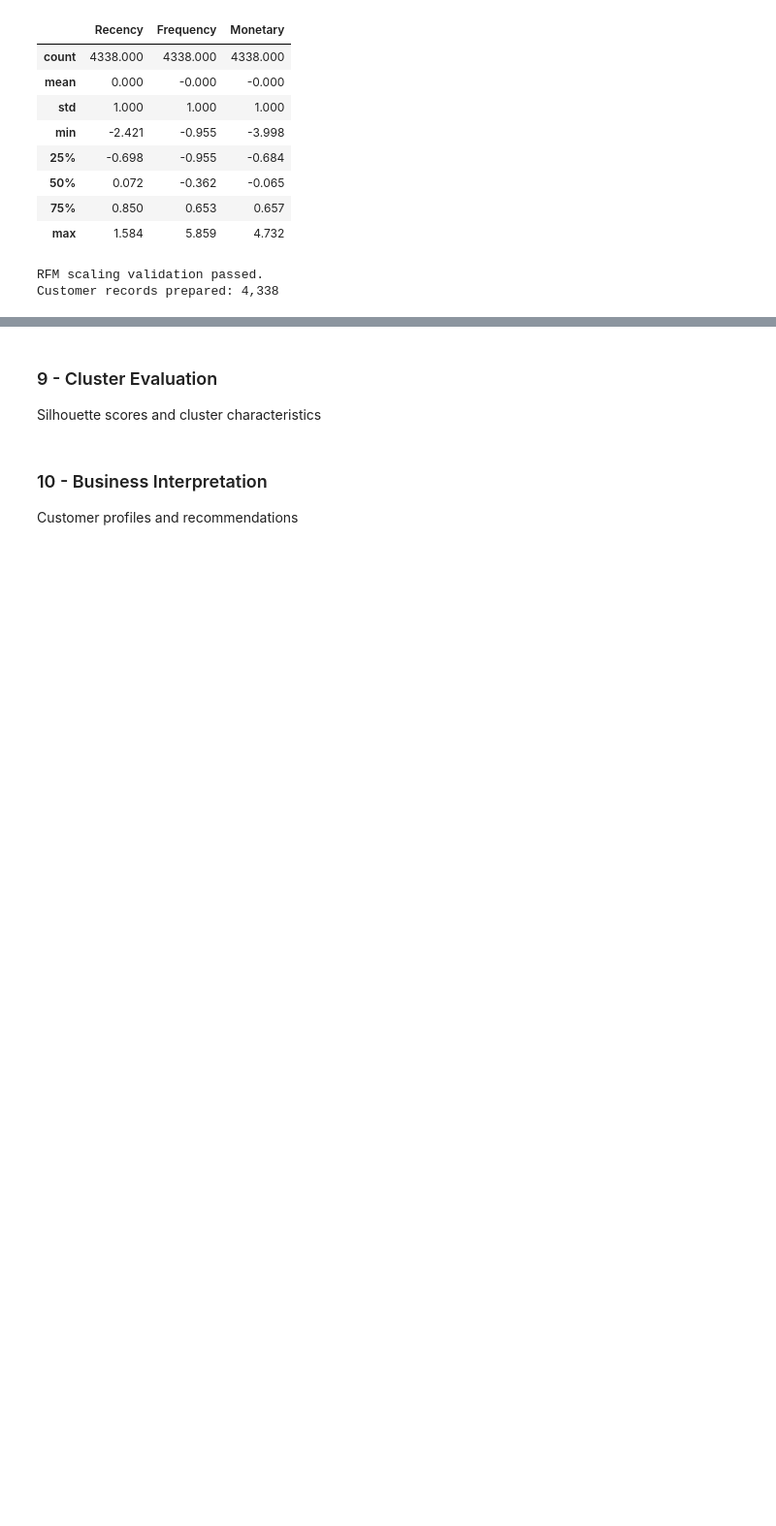
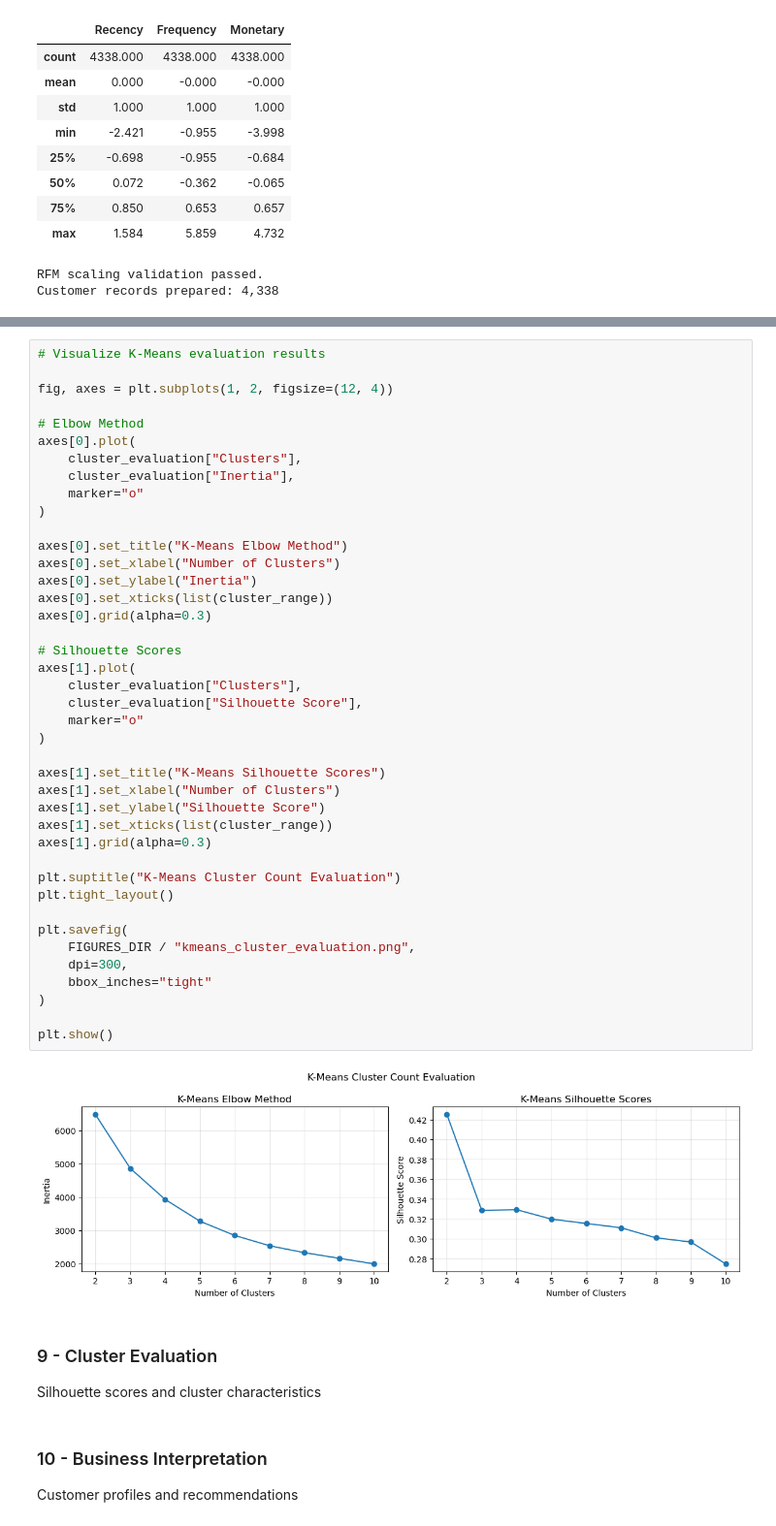
Before and after one commit to ferrillt/Customer-Segmentation-Clustering, a Jupyter notebook: notebooks/Customer_Segmentation_Clustering.ipynb, the cells around one changed output, grey strips where cells are left out. Shown at 97% size. Saved outputs shown, nothing was run; the diff lists cells and outputs as text; blank space fills up the shorter version.

```diff
--- a/notebooks/Customer_Segmentation_Clustering.ipynb
+++ b/notebooks/Customer_Segmentation_Clustering.ipynb
@@ -780,3 +847,46 @@ Evaluate different numbers of clusters
+# %%
+# Visualize K-Means evaluation results
+
+fig, axes = plt.subplots(1, 2, figsize=(12, 4))
+
+# Elbow Method
+axes[0].plot(
+    cluster_evaluation["Clusters"],
+    cluster_evaluation["Inertia"],
+    marker="o"
+)
+
+axes[0].set_title("K-Means Elbow Method")
+axes[0].set_xlabel("Number of Clusters")
+axes[0].set_ylabel("Inertia")
+axes[0].set_xticks(list(cluster_range))
+axes[0].grid(alpha=0.3)
+
+# Silhouette Scores
+axes[1].plot(
+    cluster_evaluation["Clusters"],
+    cluster_evaluation["Silhouette Score"],
+    marker="o"
+)
+
+axes[1].set_title("K-Means Silhouette Scores")
+axes[1].set_xlabel("Number of Clusters")
+axes[1].set_ylabel("Silhouette Score")
+axes[1].set_xticks(list(cluster_range))
+axes[1].grid(alpha=0.3)
+
+plt.suptitle("K-Means Cluster Count Evaluation")
+plt.tight_layout()
+
+plt.savefig(
+    FIGURES_DIR / "kmeans_cluster_evaluation.png",
+    dpi=300,
+    bbox_inches="tight"
+)
+
+plt.show()
+# %% [output]
+[figure, added]
 # %% [markdown]
 ### 9 - Cluster Evaluation
 Silhouette scores and cluster characteristics
```
Also changed, not shown: parts of 3 cells of this notebook.
